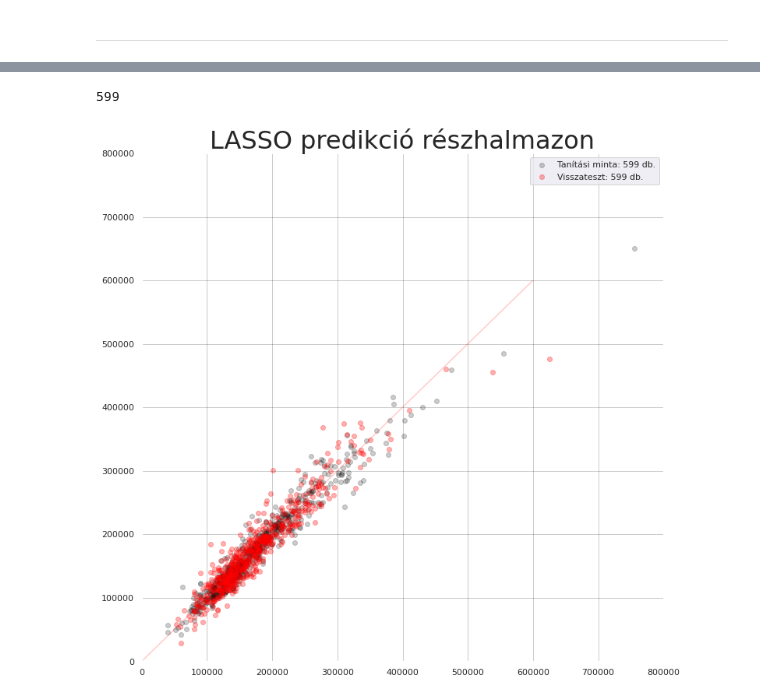
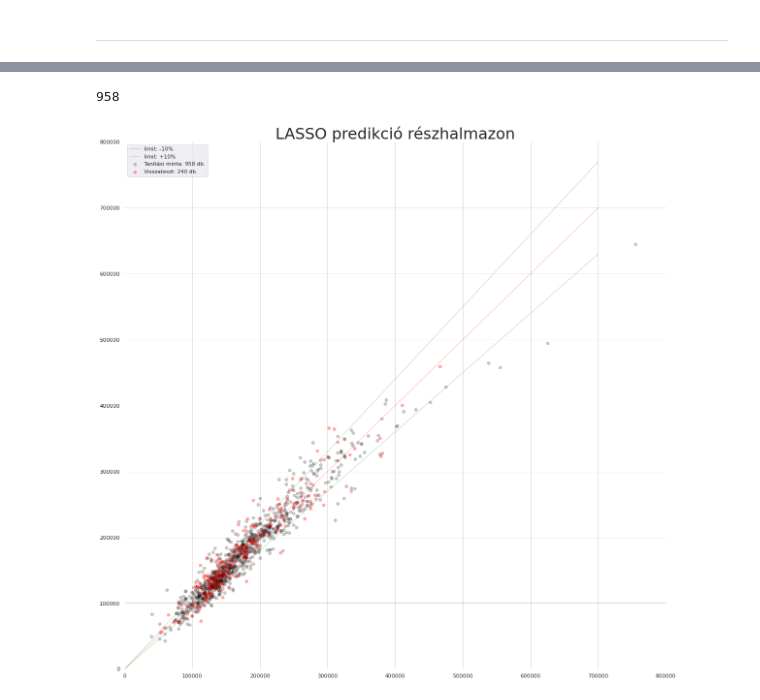
Before and after one commit to sipocz/Colab, a Jupyter notebook: Ames_house_pricing_analysis_step_2.ipynb, the cells around one changed output, grey strips where cells are left out. Saved outputs shown, nothing was run; the diff lists cells and outputs as text; code cells hidden in the pictures.

```diff
--- a/Ames_house_pricing_analysis_step_2.ipynb
+++ b/Ames_house_pricing_analysis_step_2.ipynb
@@ -1417,0 +1465,15 @@ Innen viszza a fővonalra
+# %%
+#print(cordl["SalePrice"])
+ColListF=[]
+ColListA=[]
+
+for i in cordl.index:
+    if cordl.loc[i,"SalePrice"] > correlationLimit:
+        ColListF.append(i)
+
+print(ColListF)
+for i in cords.index:
+    if cords.loc[i,"SalePrice"] <  -1.0*correlationLimit:
+        ColListA.append(i)
+
+print(ColListA)
@@ -1421,8 +1487,8 @@ print(l1)
 # %% [output]
 ['SalePrice', 'OverallQual', 'GrLivArea', 'TotalBsmtSF', 'GarageCars', '1stFlrSF', 'GarageArea', 'FullBath', 'TotRmsAbvGrd', 'ExterQual_Gd', 'YearBuilt', 'YearRemodAdd', 'Fireplaces', 'Foundation_PCon ...
 # %%
-l2=list(cords["SalePrice"].index)
-nlarge=list((l1+l2[1:]))
+
+nlarge=list((ColListF+ColListA))
 # ha összefűződik a 2 lista lehet, hogy benne van a SalePrice is. Az NAGYON nem jó
 if "SalePrice" in nlarge[1:]:
     print("SalePrice a fedélzeten :-( ")
@@ -1748,7 +1821,7 @@ plt.show()
 
 ---
 # %%
-divnum = 0.5 #@param {type:"slider", min:0, max:1, step:0.1}
+divnum = 0.8 #@param {type:"slider", min:0, max:1, step:0.1}
 # %%
 #divnum=0.7
 Ysize=len(Y)
@@ -1759,7 +1832,7 @@ X1=X[0:divider]
 X2=X[divider:]
 # %%
 from sklearn.linear_model import Lasso
-alpha=0.01 # itt lehet állítan a pontosságot
+alpha=0.0005 # itt lehet állítan a pontosságot
 lassoreg = Lasso(alpha=alpha,normalize=True, max_iter=1e7)
 lassoreg.fit(X1,Y1)
 lassopredY1 = lassoreg.predict(X1)
@@ -1783,31 +1856,37 @@ print(a)
 Length: 1198, dtype: float64
 # %%
-plt.figure(figsize=(12,12))
+plt.figure(figsize=(20,20))
+sz=10
+
+a5sza=[i*(1-sz/100) for i in range(0,800000,100000)]
+a5szf=[i*(1+sz/100) for i in range(0,800000,100000)]
+a5szx=[i for i in range(0,800000,100000)]
+l5sza=f"limit: -{sz}%"
+l5szf=f"limit: +{sz}%"
 
 
 plt.subplot(111, facecolor="white",)
 plt.grid(color="black", alpha=0.2)
-plt.plot([0,600000],[0,600000],c="red", alpha=0.2)
+
+plt.plot([0,700000],[0,700000],c="red", alpha=0.2)
 
 plt.scatter(Y1,lassopredY1[:],c="black",alpha=0.2,marker="o",label=a1)
 plt.scatter(Y2,lassopredY2[:],c="red",alpha=0.3,marker="o",label=a2)
-#plt.scatter(Y[inlier_mask],lassopred[:][inlier_mask],c="green",alpha=0.4,marker="o",edgecolors="black")
-#plt.scatter(df["Id"][inlier_mask],df["SalePrice"][inlier_mask],c="green",alpha=0.9,marker="o")
-#plt.scatter(df["Id"],ransacpred[:],c="red",alpha=0.9,marker=".")
 
+plt.plot(a5szx,a5sza,c="green", alpha=0.2, label=l5sza)
+plt.plot(a5szx,a5szf,c="green", alpha=0.2, label=l5szf)
 
-#plt.text(0,700000,a,fontsize=19)
 
 plt.xlim(0,800000)
 plt.ylim(0,800000)
 
 plt.legend()
 plt.title("LASSO predikció részhalmazon",fontdict={"fontsize":32})
 print(len(lassopredY1))
 plt.show()
 # %% [output]
-599
+958
-[figure, old version]
+[figure, new version]
 # %%
 Y2.describe()
 # %% [output]
```
Also changed, not shown: parts of 28 cells of this notebook.
